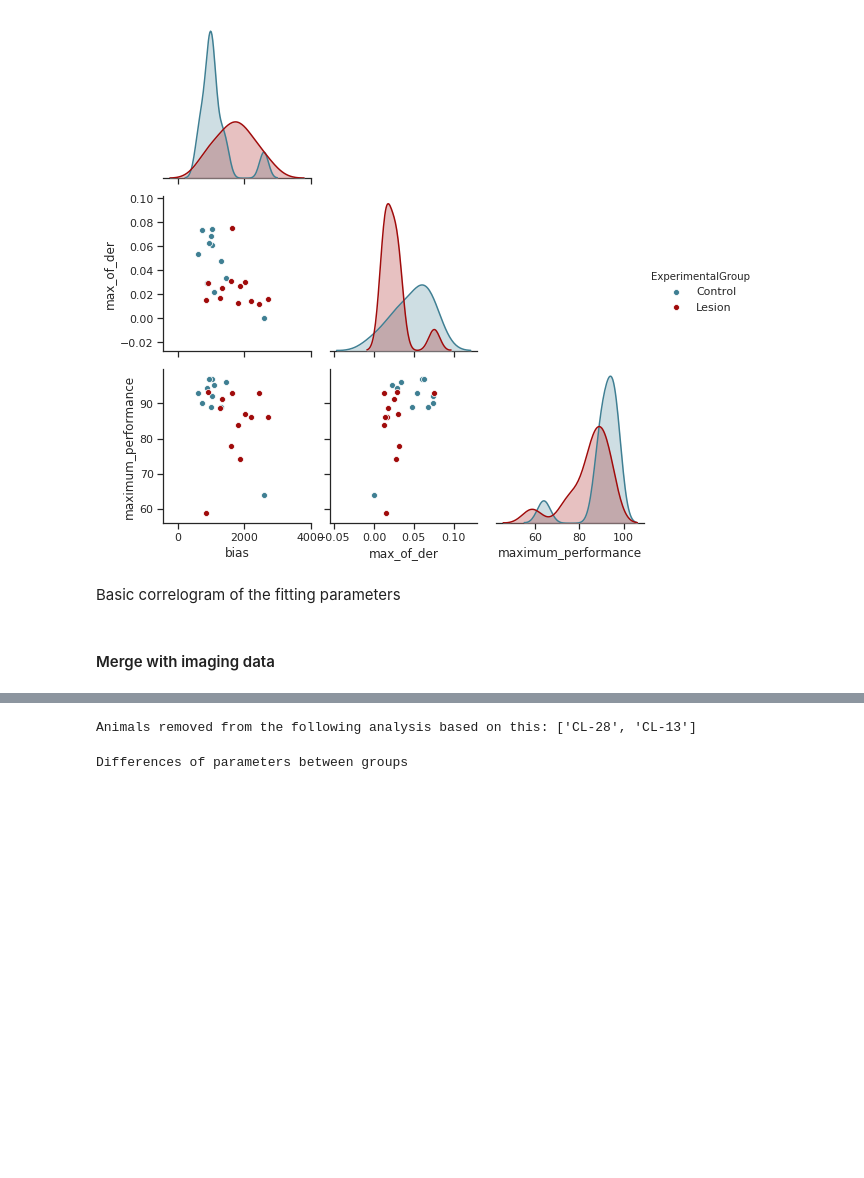
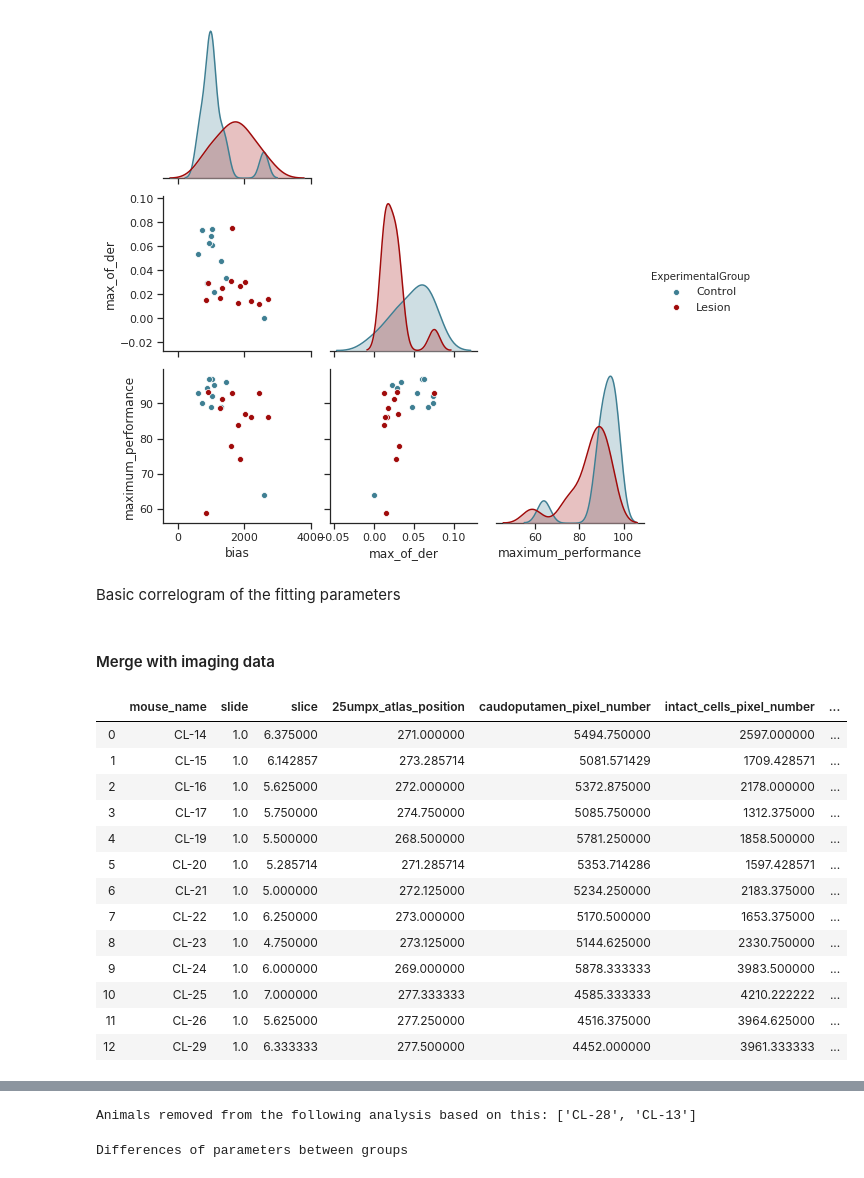
Before and after one commit to HernandoMV/BehaviouralAnalysis, a Jupyter notebook: Statistical_Analysis_between_two_groups.ipynb, the cells around one changed output, grey strips where cells are left out. Saved outputs shown, nothing was run; the diff lists cells and outputs as text; code cells hidden in the pictures; blank space fills up the shorter version.

```diff
--- a/Statistical_Analysis_between_two_groups.ipynb
+++ b/Statistical_Analysis_between_two_groups.ipynb
@@ -589,6 +590,23 @@ merged_df = pd.merge(left=fit_df, right=iarg, how='left', left_on='AnimalID', ri
      'slope',
      'proportion_intact']
 ]
+# %%
+iarg
+# %% [output]
+|  | mouse_name | slide | slice | 25umpx_atlas_position | caudoputamen_pixel_number | intact_cells_pixel_number | ... |
+| 0 | CL-14 | 1.0 | 6.375000 | 271.000000 | 5494.750000 | 2597.000000 | ... |
+| 1 | CL-15 | 1.0 | 6.142857 | 273.285714 | 5081.571429 | 1709.428571 | ... |
+| 2 | CL-16 | 1.0 | 5.625000 | 272.000000 | 5372.875000 | 2178.000000 | ... |
+| 3 | CL-17 | 1.0 | 5.750000 | 274.750000 | 5085.750000 | 1312.375000 | ... |
+| 4 | CL-19 | 1.0 | 5.500000 | 268.500000 | 5781.250000 | 1858.500000 | ... |
+| 5 | CL-20 | 1.0 | 5.285714 | 271.285714 | 5353.714286 | 1597.428571 | ... |
+| 6 | CL-21 | 1.0 | 5.000000 | 272.125000 | 5234.250000 | 2183.375000 | ... |
+| 7 | CL-22 | 1.0 | 6.250000 | 273.000000 | 5170.500000 | 1653.375000 | ... |
+| 8 | CL-23 | 1.0 | 4.750000 | 273.125000 | 5144.625000 | 2330.750000 | ... |
+| 9 | CL-24 | 1.0 | 6.000000 | 269.000000 | 5878.333333 | 3983.500000 | ... |
+| 10 | CL-25 | 1.0 | 7.000000 | 277.333333 | 4585.333333 | 4210.222222 | ... |
+| 11 | CL-26 | 1.0 | 5.625000 | 277.250000 | 4516.375000 | 3964.625000 | ... |
+| 12 | CL-29 | 1.0 | 6.333333 | 277.500000 | 4452.000000 | 3961.333333 | ... |
 # %%
 # Create an instance of the PairGrid class.
 grid = sns.PairGrid(data= merged_df.dropna(),
```
Also changed, not shown: parts of 8 cells of this notebook, 1 other file.
